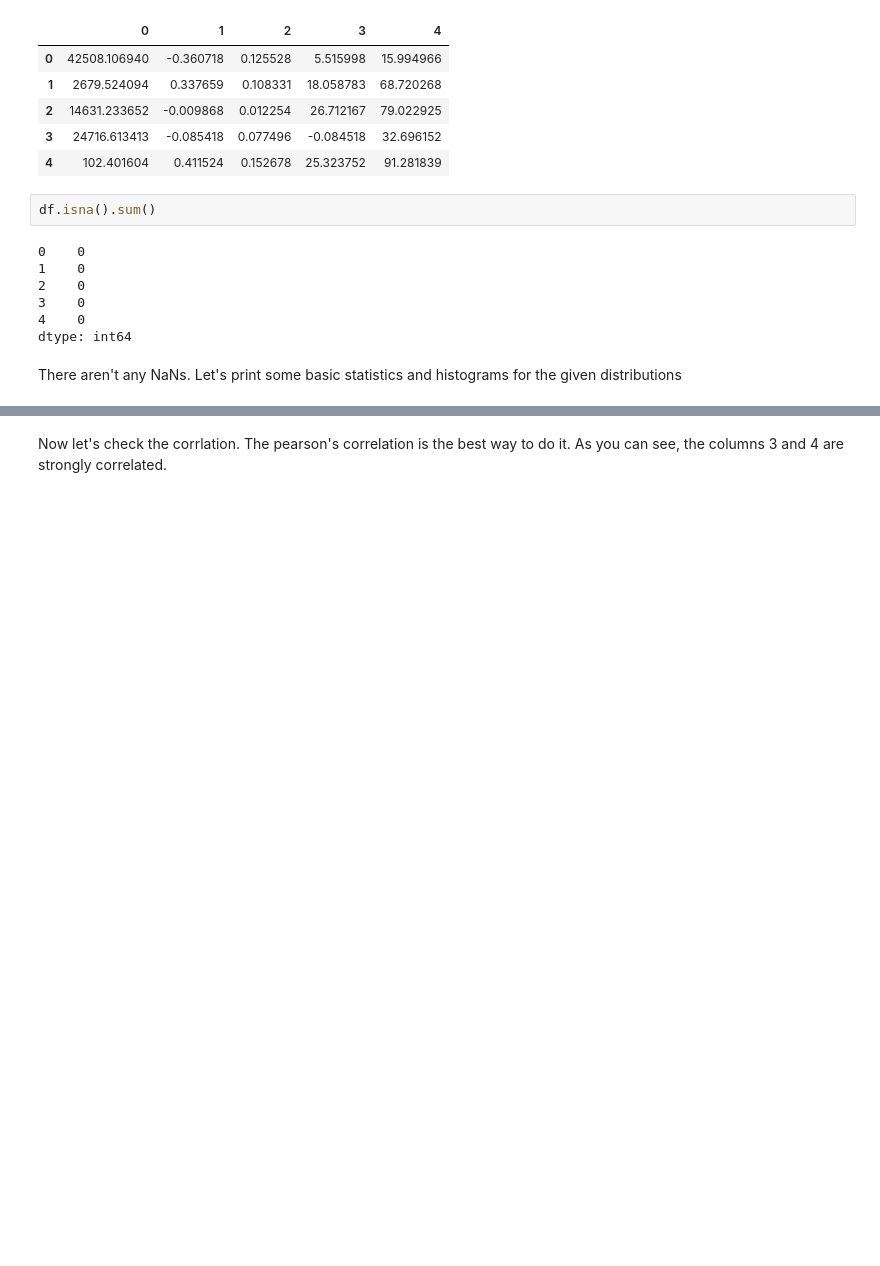
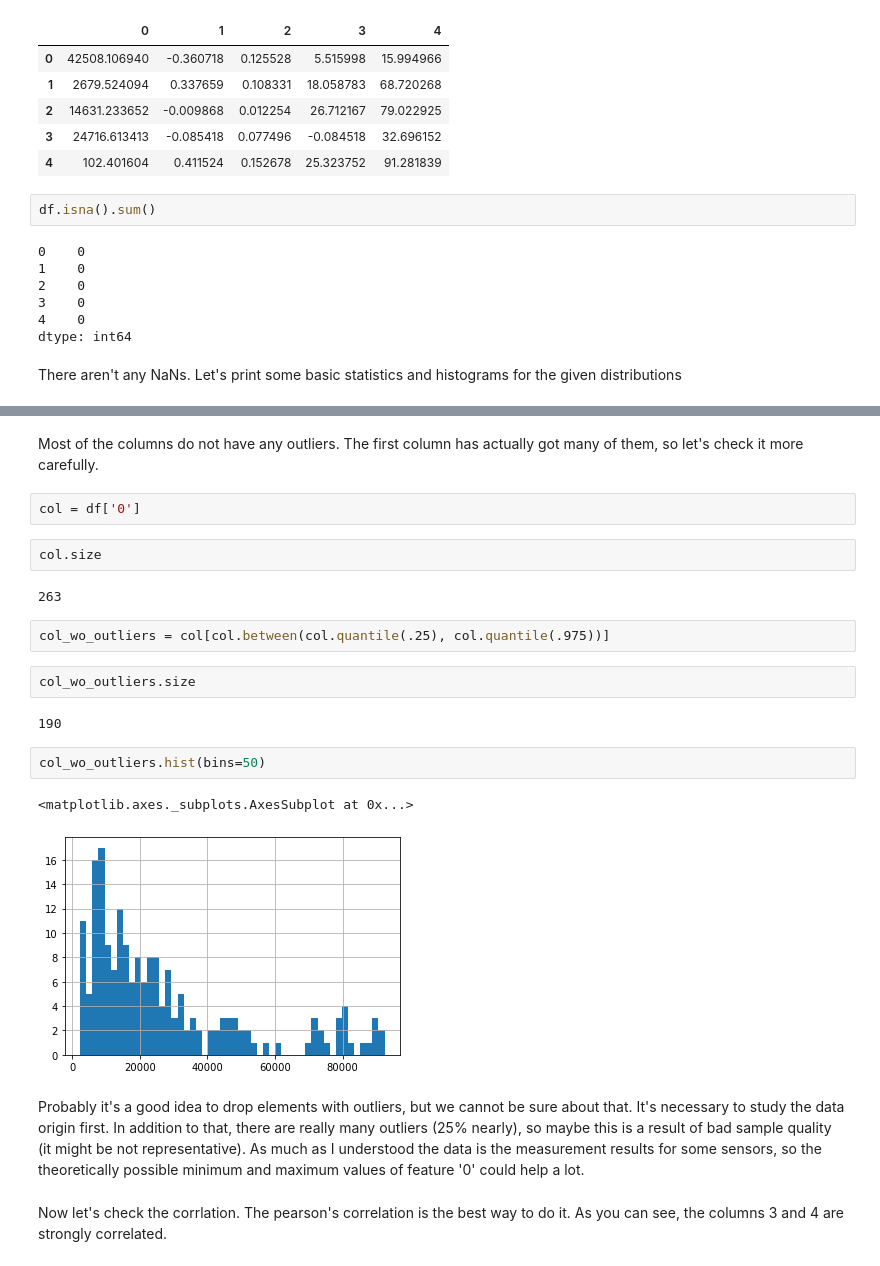
Before and after one commit to VEK239/bi-statistics-2021, a Jupyter notebook: eda_mhw_1.ipynb, the cells around one changed output, grey strips where cells are left out. Saved outputs shown, nothing was run; the diff lists cells and outputs as text; blank space fills up the shorter version.

```diff
--- a/eda_mhw_1.ipynb
+++ b/eda_mhw_1.ipynb
@@ -90,3 +96,24 @@ Median: 66.72077764398372
+# %% [markdown]
+Most of the columns do not have any outliers. The first column has actually got many of them, so let's check it more carefully.
+# %%
+col = df['0']
+# %%
+col.size
+# %% [output]
+263
+# %%
+col_wo_outliers = col[col.between(col.quantile(.25), col.quantile(.975))]
+# %%
+col_wo_outliers.size
+# %% [output]
+190
+# %%
+col_wo_outliers.hist(bins=50)
+# %% [output]
+<matplotlib.axes._subplots.AxesSubplot at 0x...>
+[figure, added]
+# %% [markdown]
+Probably it's a good idea to drop elements with outliers, but we cannot be sure about that. It's necessary to study the data origin first. In addition to that, there are really many outliers (25% nearly), so maybe this is a result of bad sample quality (it might be not representative). As much as I understood the data is the measurement results for some sensors, so the theoretically possible minimum and maximum values of feature '0' could help a lot.
 # %% [markdown]
 Now let's check the corrlation. The pearson's correlation is the best way to do it.
 As you can see, the columns 3 and 4 are strongly correlated.
```
Also changed, not shown: parts of 5 cells of this notebook.
